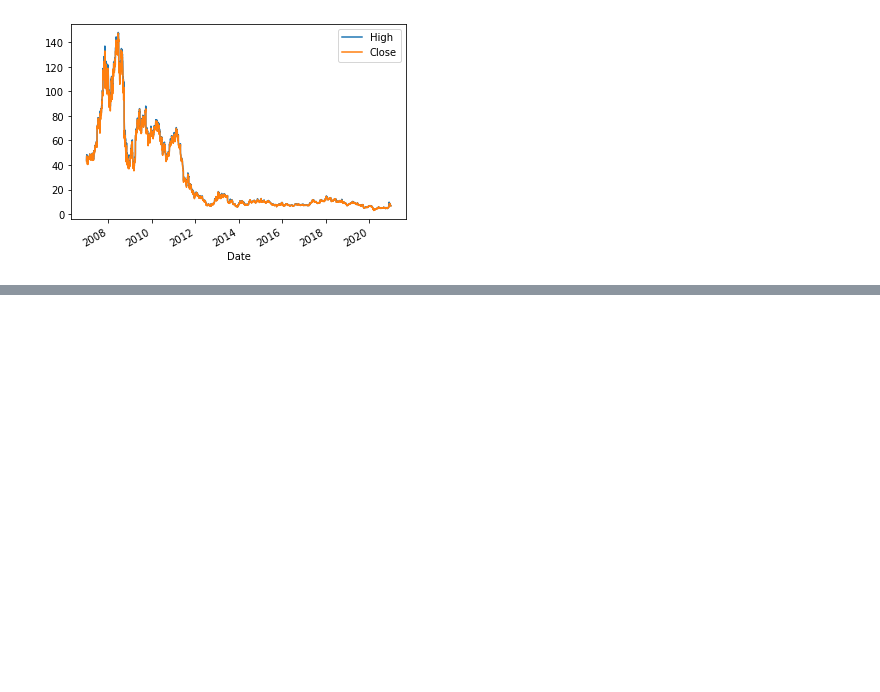
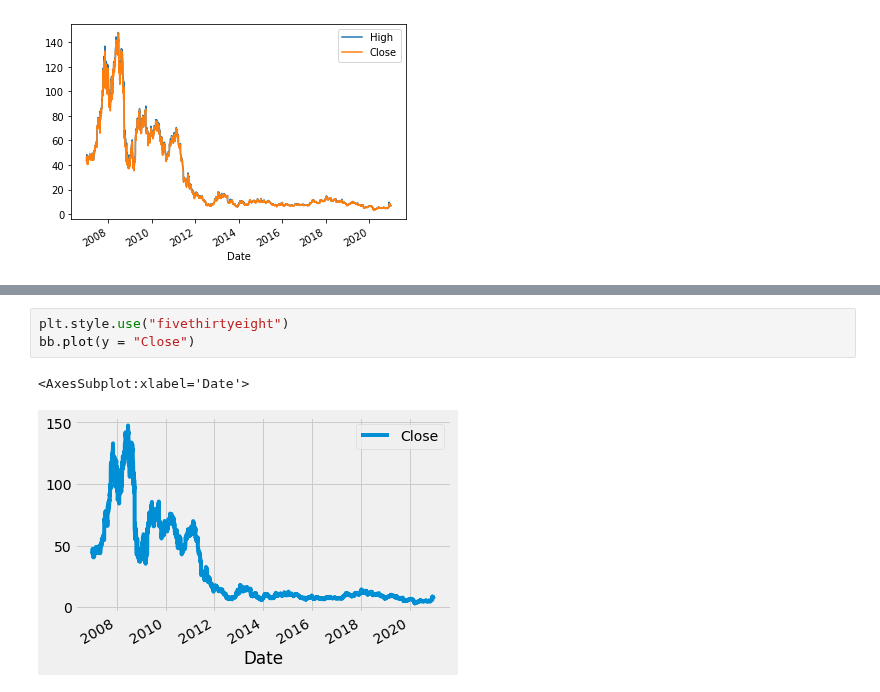
Before and after one commit to junclemente/tfs-pandas, a Jupyter notebook: Visualization.ipynb, the cells around one changed output, grey strips where cells are left out. Saved outputs shown, nothing was run; the diff lists cells and outputs as text; blank space fills up the shorter version.

```diff
--- a/Visualization.ipynb
+++ b/Visualization.ipynb
@@ -30,0 +52,6 @@ bb[["High", "Close"]].plot()
+# %%
+plt.style.use("fivethirtyeight")
+bb.plot(y = "Close")
+# %% [output]
+<AxesSubplot:xlabel='Date'>
+[figure, added]
```
Also changed, not shown: parts of 11 cells of this notebook.
